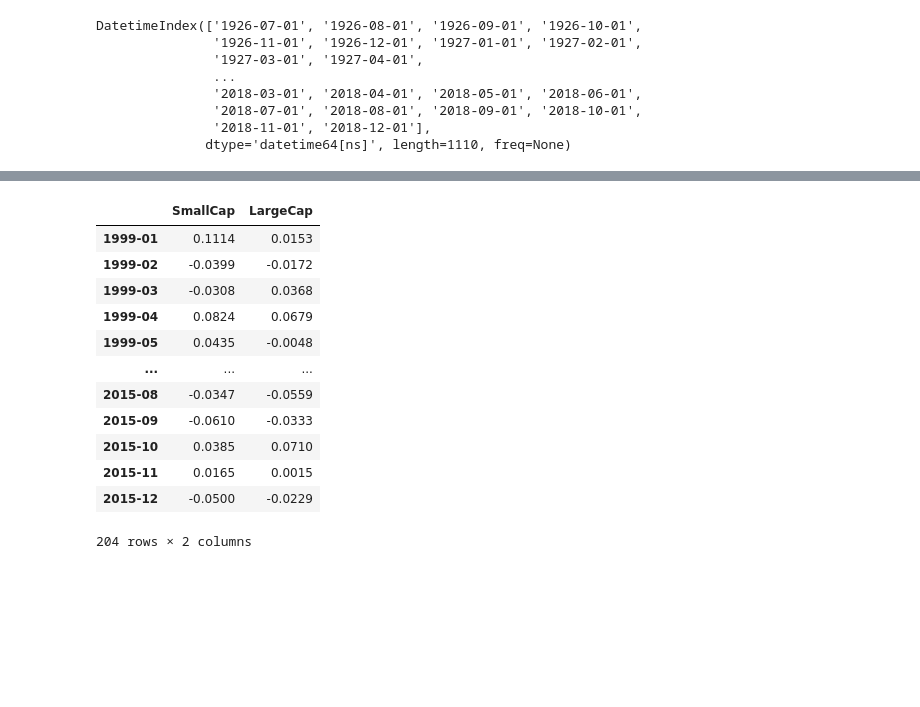
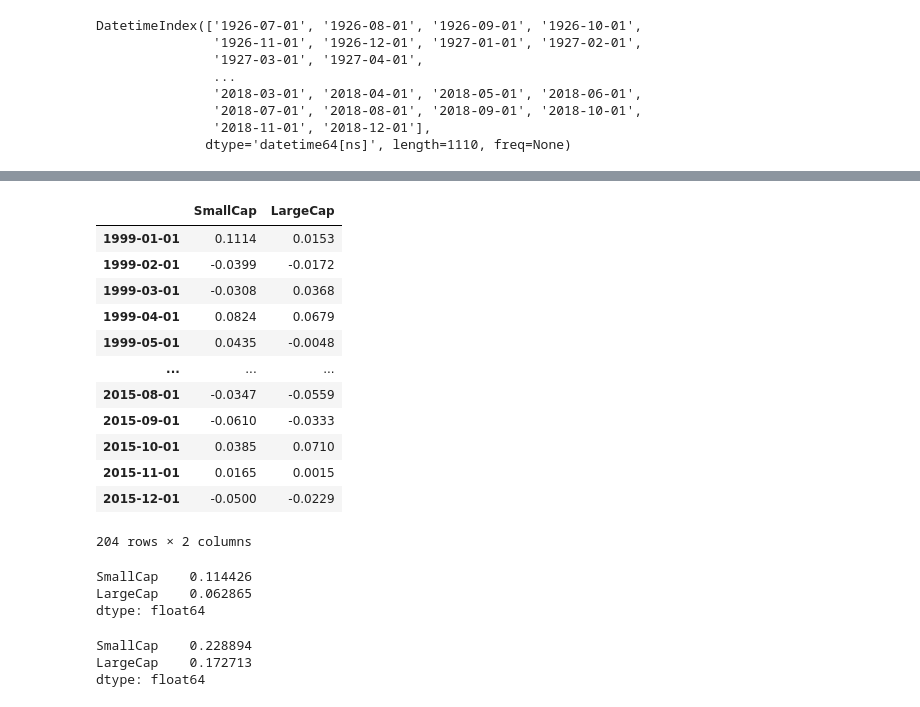
Before and after one commit to tho-hk/edhec-portfolio-construction, a Jupyter notebook: nb/risk_adj_returns.ipynb, the cells around one changed output, grey strips where cells are left out. Saved outputs shown, nothing was run; the diff lists cells and outputs as text; code cells hidden in the pictures; blank space fills up the shorter version.

Commit message:
Kaggle Notebook | risk_adj_returns | Version 3

```diff
--- a/nb/risk_adj_returns.ipynb
+++ b/nb/risk_adj_returns.ipynb
@@ -207,6 +207,3 @@ DatetimeIndex(['1926-07-01', '1926-08-01', '1926-09-01', '1926-10-01',
                '2018-07-01', '2018-08-01', '2018-09-01', '2018-10-01',
                '2018-11-01', '2018-12-01'],
               dtype='datetime64[ns]', length=1110, freq=None)
-# %%
-rets.index = rets.index.to_period('M')
-rets.head()
@@ -220,17 +210,32 @@ rets.head()
 # %%
-rets.index
-rets.loc["1999":"2015"]
+quiz_rets = rets["1999":"2015"]
+quiz_rets
 # %% [output]
 |  | SmallCap | LargeCap |
-| 1999-01 | 0.1114 | 0.0153 |
-| 1999-02 | -0.0399 | -0.0172 |
-| 1999-03 | -0.0308 | 0.0368 |
-| 1999-04 | 0.0824 | 0.0679 |
-| 1999-05 | 0.0435 | -0.0048 |
+| 1999-01-01 | 0.1114 | 0.0153 |
+| 1999-02-01 | -0.0399 | -0.0172 |
+| 1999-03-01 | -0.0308 | 0.0368 |
+| 1999-04-01 | 0.0824 | 0.0679 |
+| 1999-05-01 | 0.0435 | -0.0048 |
 | ... | ... | ... |
-| 2015-08 | -0.0347 | -0.0559 |
-| 2015-09 | -0.0610 | -0.0333 |
-| 2015-10 | 0.0385 | 0.0710 |
-| 2015-11 | 0.0165 | 0.0015 |
-| 2015-12 | -0.0500 | -0.0229 |
+| 2015-08-01 | -0.0347 | -0.0559 |
+| 2015-09-01 | -0.0610 | -0.0333 |
+| 2015-10-01 | 0.0385 | 0.0710 |
+| 2015-11-01 | 0.0165 | 0.0015 |
+| 2015-12-01 | -0.0500 | -0.0229 |
 204 rows × 2 columns
+# %%
+n_months = quiz_rets.shape[0]
+return_yearly = (quiz_rets+1).prod()**(12/n_months) - 1
+return_yearly
+# %% [output]
+SmallCap    0.114426
+LargeCap    0.062865
+dtype: float64
+# %%
+annualized_vol = quiz_rets.std()*np.sqrt(12)
+annualized_vol
+# %% [output]
+SmallCap    0.228894
+LargeCap    0.172713
+dtype: float64
```
Also changed, not shown: parts of 1 cell of this notebook.
